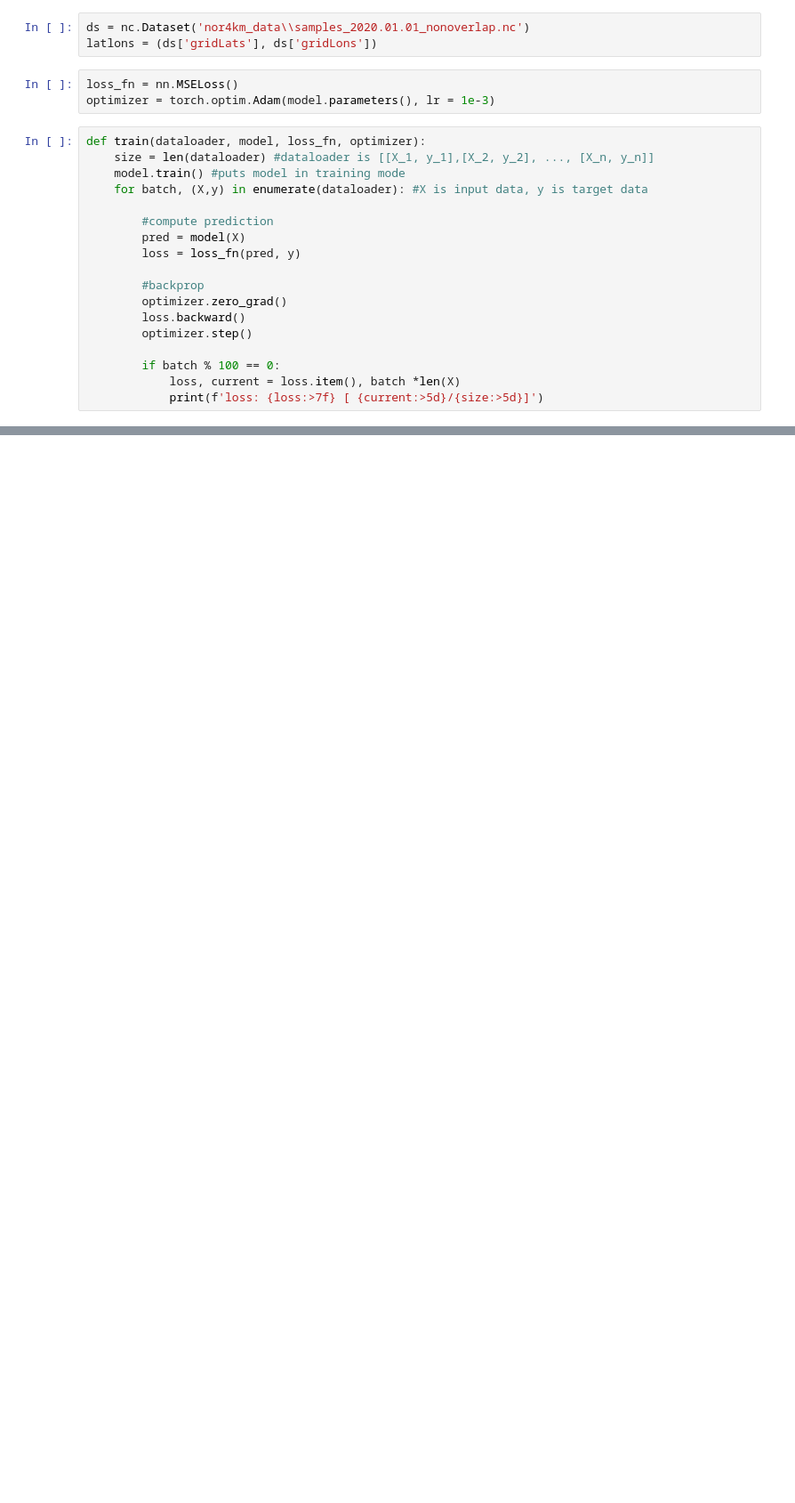
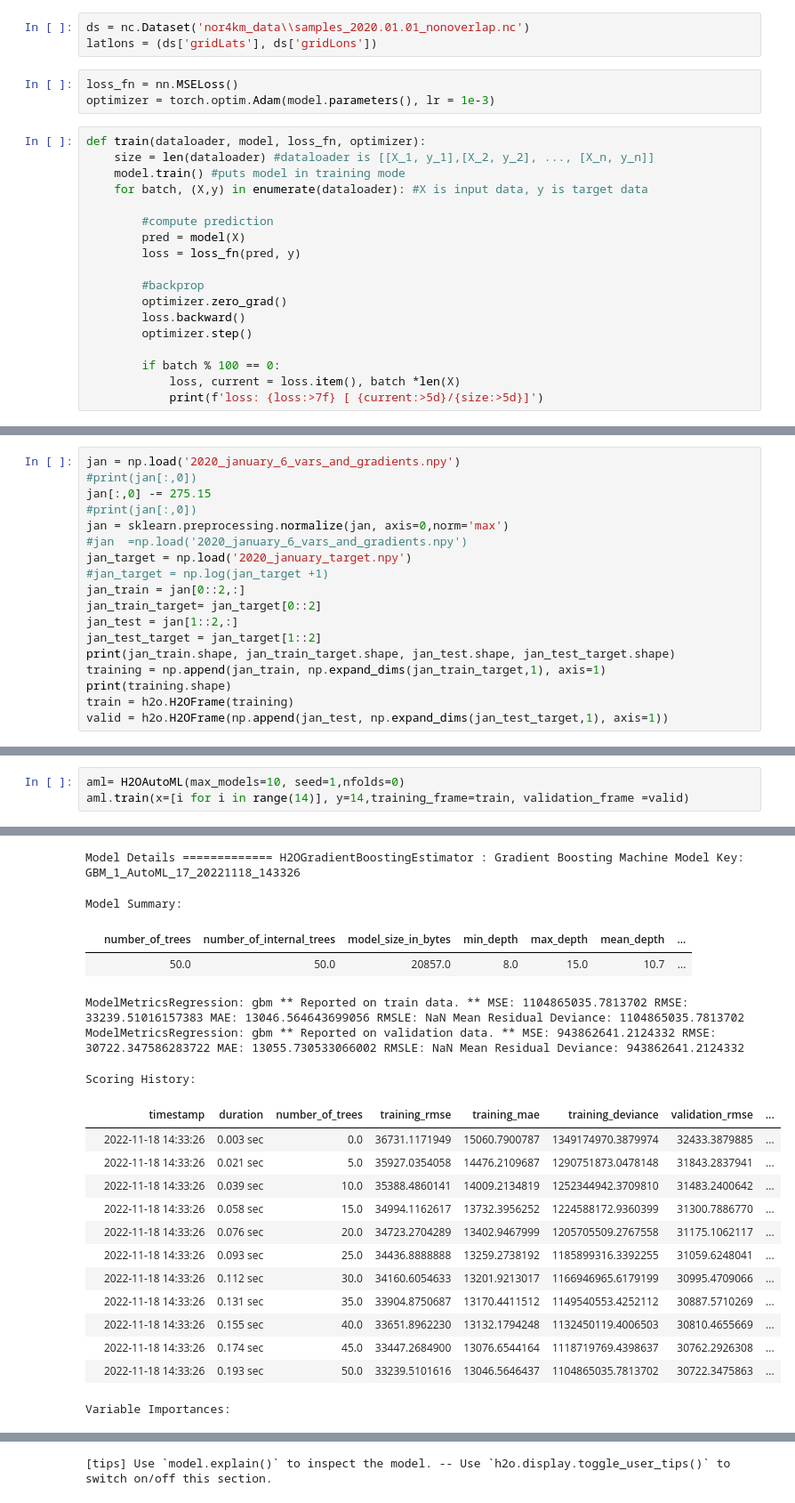
Before and after one commit to evenaage/herring_autumn_2022, a Jupyter notebook: initial_testing.ipynb, the cells around one changed output, grey strips where cells are left out. Shown at 89% size. Cells and saved outputs as stored; diff of their text form; blank space fills up the shorter version.

Commit message:
added some small automl stuff. Need to standardize metrics

```diff
--- a/initial_testing.ipynb
+++ b/initial_testing.ipynb
@@ -161,0 +143,18 @@ print(vessel.head)
+# %%
+jan = np.load('2020_january_6_vars_and_gradients.npy')
+#print(jan[:,0])
+jan[:,0] -= 275.15
+#print(jan[:,0])
+jan = sklearn.preprocessing.normalize(jan, axis=0,norm='max')
+#jan  =np.load('2020_january_6_vars_and_gradients.npy')
+jan_target = np.load('2020_january_target.npy')
+#jan_target = np.log(jan_target +1)
+jan_train = jan[0::2,:]
+jan_train_target= jan_target[0::2]
+jan_test = jan[1::2,:]
+jan_test_target = jan_target[1::2]
+print(jan_train.shape, jan_train_target.shape, jan_test.shape, jan_test_target.shape)
+training = np.append(jan_train, np.expand_dims(jan_train_target,1), axis=1)
+print(training.shape)
+train = h2o.H2OFrame(training)
+valid = h2o.H2OFrame(np.append(jan_test, np.expand_dims(jan_test_target,1), axis=1))
@@ -161,0 +213,4 @@ print(vessel.head)
+# %%
+aml= H2OAutoML(max_models=10, seed=1,nfolds=0)
+aml.train(x=[i for i in range(14)], y=14,training_frame=train, validation_frame =valid)
+# %% [output]
@@ -161,0 +221,20 @@ print(vessel.head)
+Model Details ============= H2OGradientBoostingEstimator : Gradient Boosting Machine Model Key: GBM_1_AutoML_17_20221118_143326
+Model Summary:
+|  | number_of_trees | number_of_internal_trees | model_size_in_bytes | min_depth | max_depth | mean_depth | ... |
+|  | 50.0 | 50.0 | 20857.0 | 8.0 | 15.0 | 10.7 | ... |
+ModelMetricsRegression: gbm ** Reported on train data. ** MSE: 1104865035.7813702 RMSE: 33239.51016157383 MAE: 13046.564643699056 RMSLE: NaN Mean Residual Deviance: 1104865035.7813702
+ModelMetricsRegression: gbm ** Reported on validation data. ** MSE: 943862641.2124332 RMSE: 30722.347586283722 MAE: 13055.730533066002 RMSLE: NaN Mean Residual Deviance: 943862641.2124332
+Scoring History:
+|  | timestamp | duration | number_of_trees | training_rmse | training_mae | training_deviance | validation_rmse | ... |
+|  | 2022-11-18 14:33:26 | 0.003 sec | 0.0 | 36731.1171949 | 15060.7900787 | 1349174970.3879974 | 32433.3879885 | ... |
+|  | 2022-11-18 14:33:26 | 0.021 sec | 5.0 | 35927.0354058 | 14476.2109687 | 1290751873.0478148 | 31843.2837941 | ... |
+|  | 2022-11-18 14:33:26 | 0.039 sec | 10.0 | 35388.4860141 | 14009.2134819 | 1252344942.3709810 | 31483.2400642 | ... |
+|  | 2022-11-18 14:33:26 | 0.058 sec | 15.0 | 34994.1162617 | 13732.3956252 | 1224588172.9360399 | 31300.7886770 | ... |
+|  | 2022-11-18 14:33:26 | 0.076 sec | 20.0 | 34723.2704289 | 13402.9467999 | 1205705509.2767558 | 31175.1062117 | ... |
+|  | 2022-11-18 14:33:26 | 0.093 sec | 25.0 | 34436.8888888 | 13259.2738192 | 1185899316.3392255 | 31059.6248041 | ... |
+|  | 2022-11-18 14:33:26 | 0.112 sec | 30.0 | 34160.6054633 | 13201.9213017 | 1166946965.6179199 | 30995.4709066 | ... |
+|  | 2022-11-18 14:33:26 | 0.131 sec | 35.0 | 33904.8750687 | 13170.4411512 | 1149540553.4252112 | 30887.5710269 | ... |
+|  | 2022-11-18 14:33:26 | 0.155 sec | 40.0 | 33651.8962230 | 13132.1794248 | 1132450119.4006503 | 30810.4655669 | ... |
+|  | 2022-11-18 14:33:26 | 0.174 sec | 45.0 | 33447.2684900 | 13076.6544164 | 1118719769.4398637 | 30762.2926308 | ... |
+|  | 2022-11-18 14:33:26 | 0.193 sec | 50.0 | 33239.5101616 | 13046.5646437 | 1104865035.7813702 | 30722.3475863 | ... |
+Variable Importances:
@@ -161,0 +256 @@ print(vessel.head)
+[tips] Use `model.explain()` to inspect the model. -- Use `h2o.display.toggle_user_tips()` to switch on/off this section.
```
Also changed, not shown: parts of 15 cells of this notebook, 6 other files.
